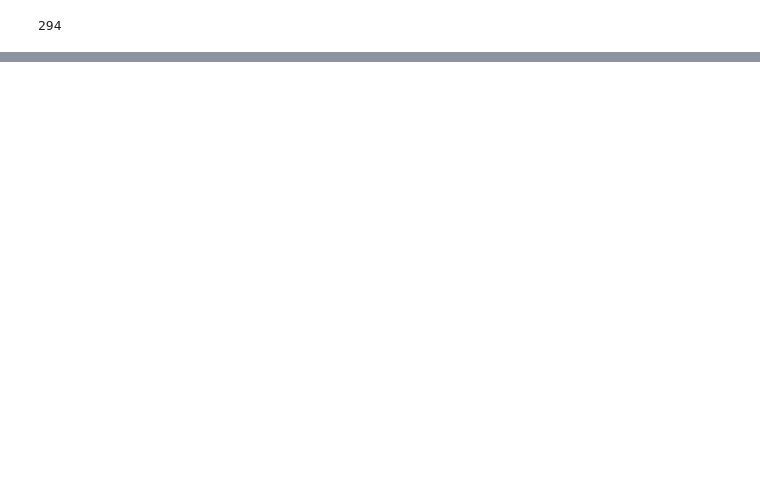
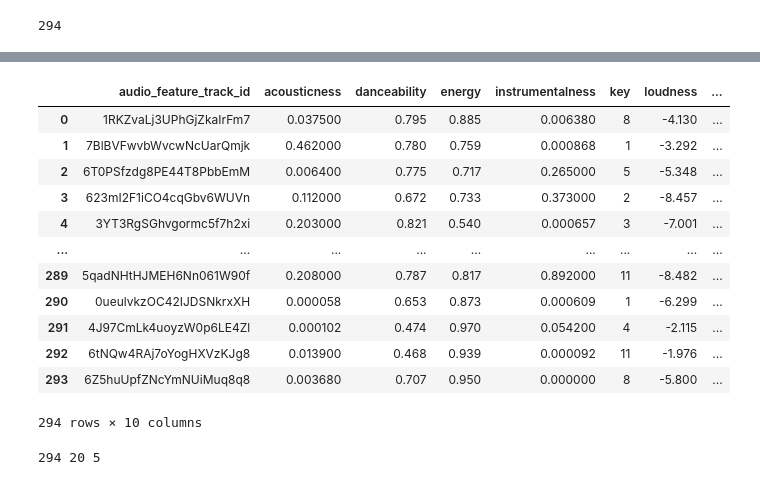
Before and after one commit to ryanwonghc/FIFA-Song-Analysis, a Jupyter notebook: Notebooks/1. Data Scraping - Spotipy.ipynb, the cells around one changed output, grey strips where cells are left out. Drawn from its saved outputs; the diff is of its cells as text; code cells hidden in the pictures; blank space fills up the shorter version.

```diff
--- a/Notebooks/1. Data Scraping - Spotipy.ipynb
+++ b/Notebooks/1. Data Scraping - Spotipy.ipynb
@@ -270,4 +226,5 @@ audio_feature_data
 # %%
+# Audio features of interest
 audio_feature_track_id = []
 acousticness = []
 danceability = []
@@ -276,3 +233,5 @@ instrumentalness = []
 key = []
 loudness = []
 mode = []
+tempo = []
+valence = []
@@ -280,0 +260,24 @@ mode = []
+# %%
+# Combine lists into dataframe
+audio_feature_dict = {
+    'audio_feature_track_id': audio_feature_track_id, 'acousticness': acousticness, 'danceability': danceability,
+    'energy': energy, 'instrumentalness': instrumentalness, 'key': key, 'loudness': loudness, 'mode': mode,
+    'tempo': tempo, 'valence': valence
+}
+df_audio_features = pd.DataFrame(audio_feature_dict)
+# %%
+df_audio_features
+# %% [output]
+|  | audio_feature_track_id | acousticness | danceability | energy | instrumentalness | key | loudness | ... |
+| 0 | 1RKZvaLj3UPhGjZkaIrFm7 | 0.037500 | 0.795 | 0.885 | 0.006380 | 8 | -4.130 | ... |
+| 1 | 7BlBVFwvbWvcwNcUarQmjk | 0.462000 | 0.780 | 0.759 | 0.000868 | 1 | -3.292 | ... |
+| 2 | 6T0PSfzdg8PE44T8PbbEmM | 0.006400 | 0.775 | 0.717 | 0.265000 | 5 | -5.348 | ... |
+| 3 | 623mI2F1iCO4cqGbv6WUVn | 0.112000 | 0.672 | 0.733 | 0.373000 | 2 | -8.457 | ... |
+| 4 | 3YT3RgSGhvgormc5f7h2xi | 0.203000 | 0.821 | 0.540 | 0.000657 | 3 | -7.001 | ... |
+| ... | ... | ... | ... | ... | ... | ... | ... | ... |
+| 289 | 5qadNHtHJMEH6Nn061W90f | 0.208000 | 0.787 | 0.817 | 0.892000 | 11 | -8.482 | ... |
+| 290 | 0ueulvkzOC42IJDSNkrxXH | 0.000058 | 0.653 | 0.873 | 0.000609 | 1 | -6.299 | ... |
+| 291 | 4J97CmLk4uoyzW0p6LE4Zl | 0.000102 | 0.474 | 0.970 | 0.054200 | 4 | -2.115 | ... |
+| 292 | 6tNQw4RAj7oYogHXVzKJg8 | 0.013900 | 0.468 | 0.939 | 0.000092 | 11 | -1.976 | ... |
+| 293 | 6Z5huUpfZNcYmNUiMuq8q8 | 0.003680 | 0.707 | 0.950 | 0.000000 | 8 | -5.800 | ... |
+294 rows × 10 columns
@@ -280,0 +307,4 @@ mode = []
+# %%
+print(len(artist1_ids), len(artist2_ids), len(artist3_ids))
+# %% [output]
+294 20 5
```
Also changed, not shown: parts of 39 cells of this notebook, 9 other files.
